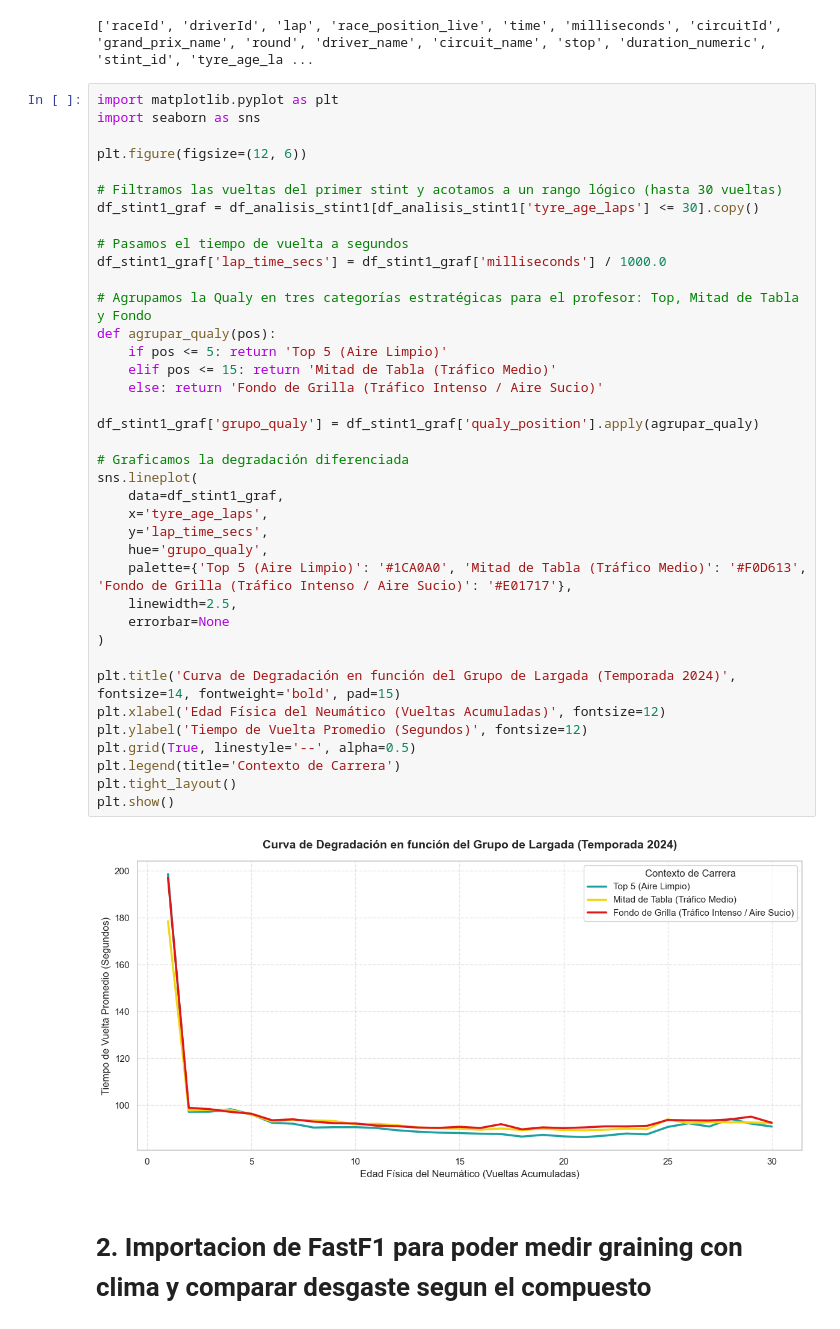
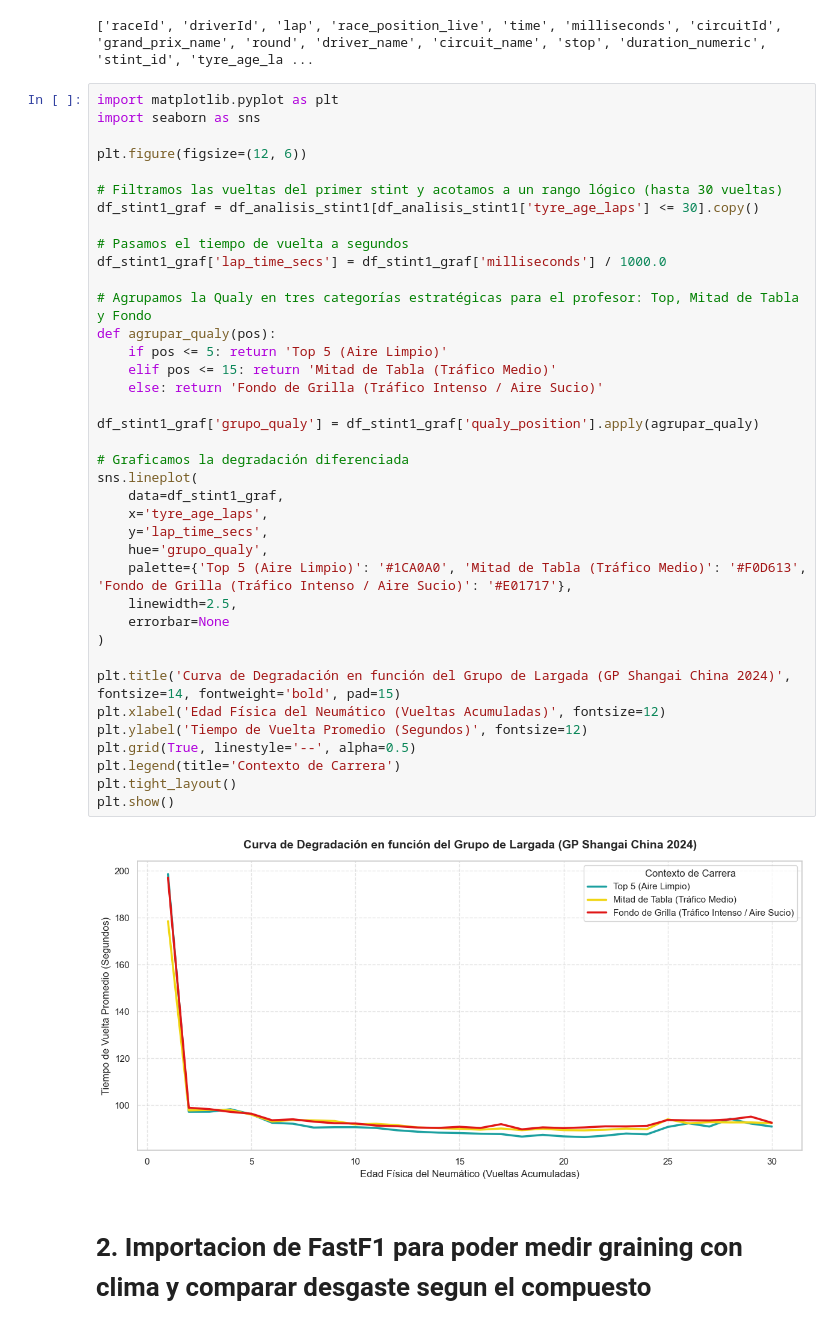
Before and after one commit to G1Martoz/f1-pit-predictor, a Jupyter notebook: Notebooks/1.0-mo-descripcion-origen-dataset.ipynb, the cells around one changed output. Saved outputs shown, nothing was run; the diff lists cells and outputs as text.

```diff
--- a/Notebooks/1.0-mo-descripcion-origen-dataset.ipynb
+++ b/Notebooks/1.0-mo-descripcion-origen-dataset.ipynb
@@ -494,35 +479,35 @@ df_stint1_graf = df_analisis_stint1[df_analisis_stint1['tyre_age_laps'] <= 30].c
 
 # Pasamos el tiempo de vuelta a segundos
 df_stint1_graf['lap_time_secs'] = df_stint1_graf['milliseconds'] / 1000.0
 
 # Agrupamos la Qualy en tres categorías estratégicas para el profesor: Top, Mitad de Tabla y Fondo
 def agrupar_qualy(pos):
     if pos <= 5: return 'Top 5 (Aire Limpio)'
     elif pos <= 15: return 'Mitad de Tabla (Tráfico Medio)'
     else: return 'Fondo de Grilla (Tráfico Intenso / Aire Sucio)'
 
 df_stint1_graf['grupo_qualy'] = df_stint1_graf['qualy_position'].apply(agrupar_qualy)
 
 # Graficamos la degradación diferenciada
 sns.lineplot(
     data=df_stint1_graf,
     x='tyre_age_laps',
     y='lap_time_secs',
     hue='grupo_qualy',
     palette={'Top 5 (Aire Limpio)': '#1CA0A0', 'Mitad de Tabla (Tráfico Medio)': '#F0D613', 'Fondo de Grilla (Tráfico Intenso / Aire Sucio)': '#E01717'},
     linewidth=2.5,
     errorbar=None
 )
 
-plt.title('Curva de Degradación en función del Grupo de Largada (Temporada 2024)', fontsize=14, fontweight='bold', pad=15)
+plt.title('Curva de Degradación en función del Grupo de Largada (GP Shangai China 2024)', fontsize=14, fontweight='bold', pad=15)
 plt.xlabel('Edad Física del Neumático (Vueltas Acumuladas)', fontsize=12)
 plt.ylabel('Tiempo de Vuelta Promedio (Segundos)', fontsize=12)
 plt.grid(True, linestyle='--', alpha=0.5)
 plt.legend(title='Contexto de Carrera')
 plt.tight_layout()
 plt.show()
 # %% [output]
-[figure, old version]
+[figure, new version]
 # %% [markdown]
 # 2. Importacion de FastF1 para poder medir graining con clima y comparar desgaste segun el compuesto
 # %%
```
Also changed, not shown: parts of 9 cells of this notebook, 4 other files.
